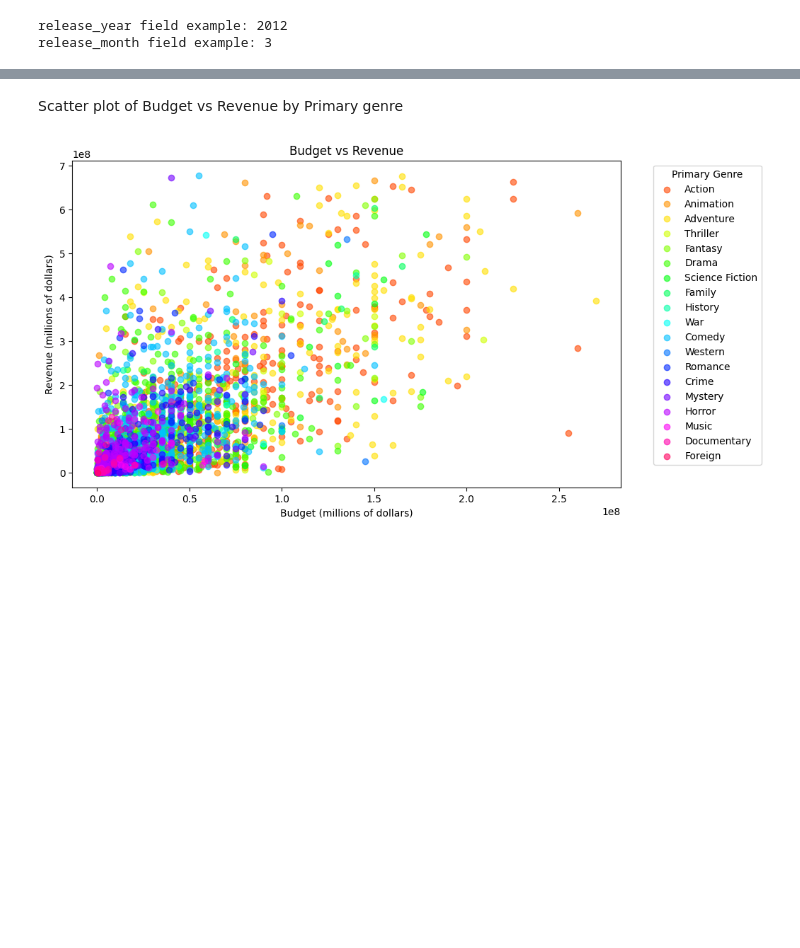
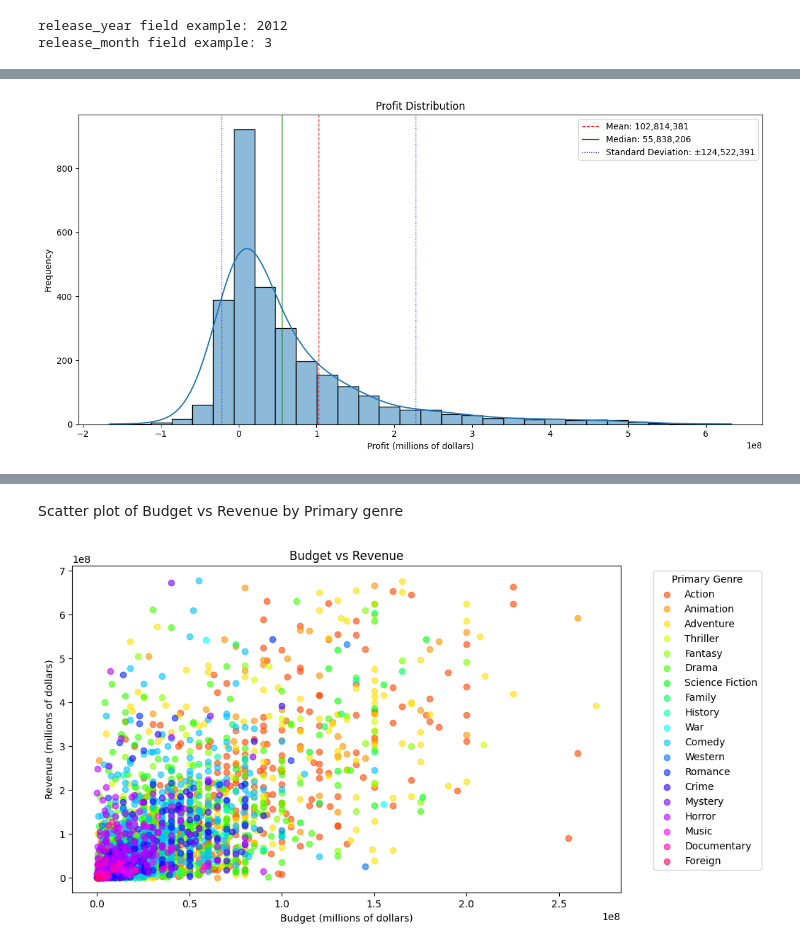
Before and after one commit to AlexMarchini/AAI-500-box-office, a Jupyter notebook: notebooks/box-office-revenue.ipynb, the cells around one changed output, grey strips where cells are left out. Saved outputs shown, nothing was run; the diff lists cells and outputs as text; code cells hidden in the pictures; blank space fills up the shorter version.

```diff
--- a/notebooks/box-office-revenue.ipynb
+++ b/notebooks/box-office-revenue.ipynb
@@ -215,0 +207,14 @@ plt.show()
+# %%
+fig, axes = plt.subplots(1, 1, figsize=(12, 6))
+
+# Profit distribution
+sns.histplot(all_movies_data['profit'], bins=30, ax=axes, kde=True, kde_kws={'bw_adjust': 1.5})
+axes.set_title('Profit Distribution')
+axes.set_xlabel('Profit (millions of dollars)')
+axes.set_ylabel('Frequency')
+add_stats_to_hist(axes, all_movies_data['revenue'])
+
+plt.tight_layout()
+plt.show()
+# %% [output]
+[figure, added]
```
Also changed, not shown: parts of 53 cells of this notebook, 1 other file.
